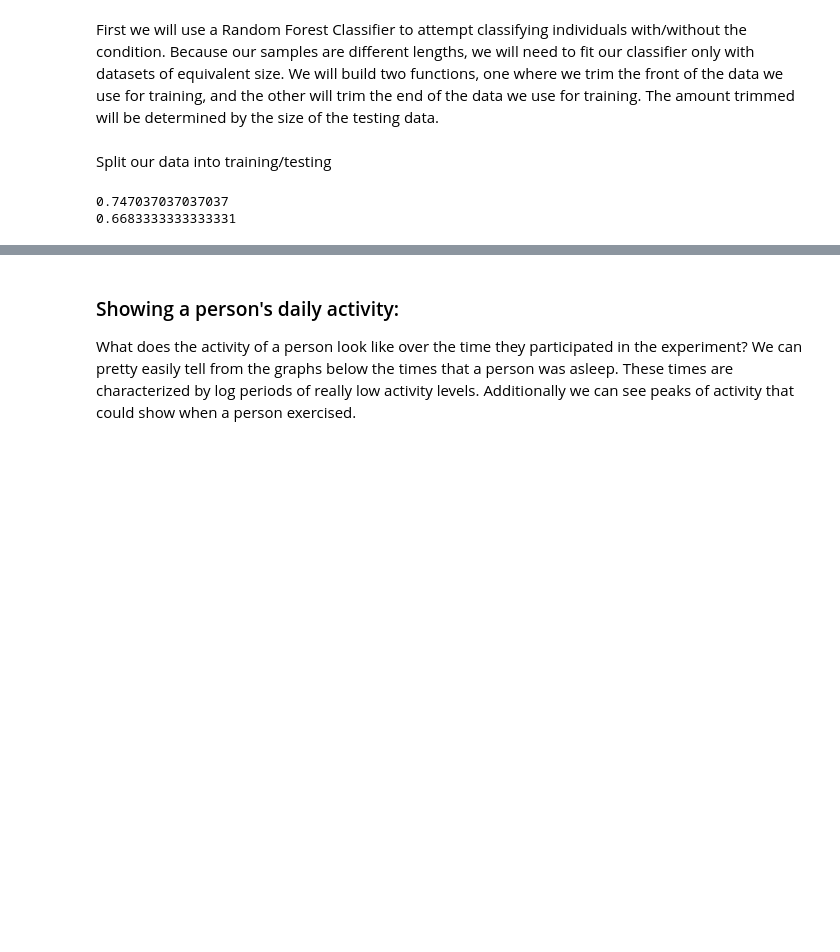
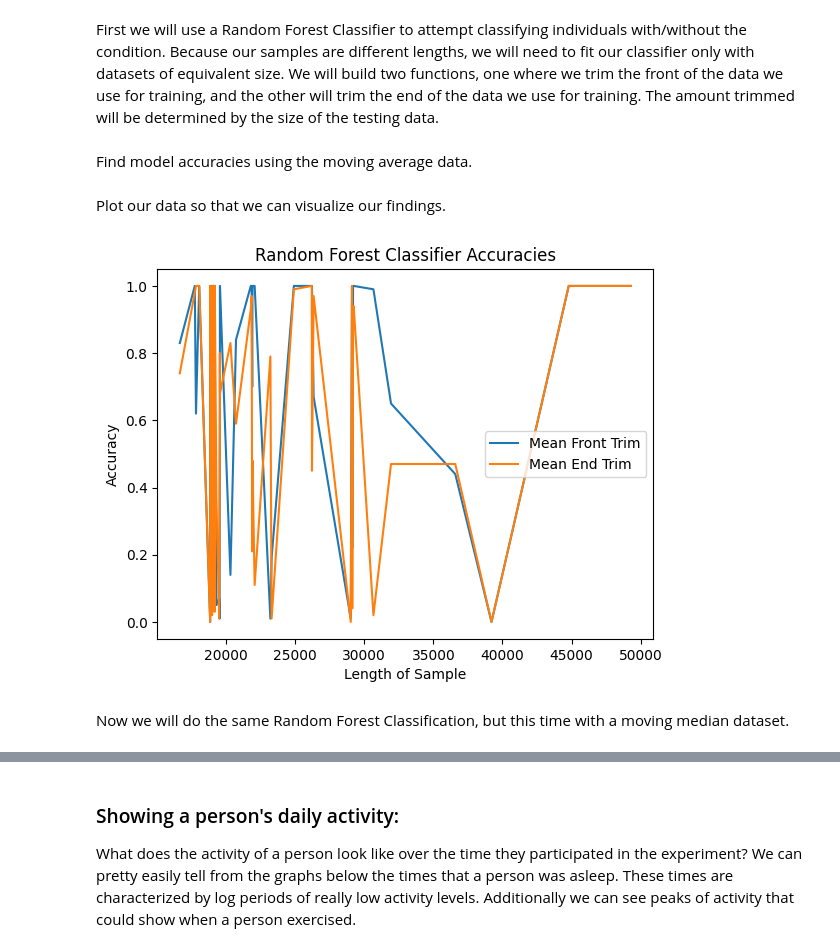
Before and after one commit to davevstorey/CS5080_TS, a Jupyter notebook: main.ipynb, the cells around one changed output, grey strips where cells are left out. Drawn from its saved outputs; the diff is of its cells as text; code cells hidden in the pictures; blank space fills up the shorter version.

```diff
--- a/main.ipynb
+++ b/main.ipynb
@@ -112,8 +132,8 @@ def RandomForestAccuracy(x_train, x_test, y_train, y_test, numEst=10, front=True
 			accuracies.append(accuracy)
 
 	return np.average(accuracies), maxLength
-# %% [markdown]
-Split our data into training/testing
+# %% [markdown]
+Find model accuracies using the moving average data.
 # %%
 y = meandf.iloc[:,-1:]
 x = meandf.iloc[: ,-3:]
@@ -121,10 +141,10 @@ x = meandf.iloc[: ,-3:]
 y = np.array(y)
 x = np.array(x)
 
-frontTrimAccuracy = []
-frontTrimLength = []
-endTrimAccuracy = []
-endTrimLength = []
+meanFrontTrimAccuracy = []
+meanFrontTrimLength = []
+meanEndTrimAccuracy = []
+meanEndTrimLength = []
 # Because our sample size is small, we need to do 'leave-one-out accuracy'. We will be making sure each sample is used as a testing sample at least once, and average each of those
 # accuracies together.
 for i in range(len(x)):
@@ -136,23 +156,34 @@ for i in range(len(x)):
 	# Trim from the front
 	accuracy, maxLength = RandomForestAccuracy(x_train.copy(), x_test.copy(), y_train.copy(), y_test.copy(), front=True)
 	if(not math.isnan(accuracy)):
-		frontTrimAccuracy.append(accuracy)
-		frontTrimLength.append(maxLength)
+		meanFrontTrimAccuracy.append(accuracy)
+		meanFrontTrimLength.append(maxLength)
 
 	# Trim from the end
 	accuracy, maxLength = RandomForestAccuracy(x_train.copy(), x_test.copy(), y_train.copy(), y_test.copy(), front=False)
 	if(not math.isnan(accuracy)):
-		endTrimAccuracy.append(accuracy)
-		endTrimLength.append(maxLength)
-
-print(np.average(frontTrimAccuracy))
-print(np.average(endTrimAccuracy))
-
-sss = StratifiedShuffleSplit(n_splits=1, test_size=0.02)
-sss.get_n_splits(x, y)
-for train_index, test_index in sss.split(x, y):
-    X_train, X_test = x[train_index], x[test_index]
-    y_train, y_test = y[train_index], y[test_index]
+		meanEndTrimAccuracy.append(accuracy)
+		meanEndTrimLength.append(maxLength)
-# %% [output]
-0.747037037037037
-0.6683333333333331
+# %% [markdown]
+Plot our data so that we can visualize our findings.
+# %%
+
+meanFrontList = list(zip(meanFrontTrimLength, meanFrontTrimAccuracy))
+sortedMeanFrontList = sorted(meanFrontList, key=lambda x: x[0])
+sortedMeanFrontX, sortedMeanFrontY = zip(*sortedMeanFrontList)
+
+meanEndList = list(zip(meanEndTrimLength, meanEndTrimAccuracy))
+sortedMeanEndList = sorted(meanEndList, key=lambda x: x[0])
+sortedMeanEndX, sortedMeanEndY = zip(*sortedMeanEndList)
+
+plt.plot(sortedMeanFrontX, sortedMeanFrontY, label="Mean Front Trim")
+plt.plot(sortedMeanEndX, sortedMeanEndY, label="Mean End Trim")
+plt.title("Random Forest Classifier Accuracies")
+plt.xlabel("Length of Sample")
+plt.ylabel("Accuracy")
+plt.legend()
+plt.show()
+# %% [output]
+[figure, added]
+# %% [markdown]
+Now we will do the same Random Forest Classification, but this time with a moving median dataset.
```
Also changed, not shown: parts of 7 cells of this notebook.
